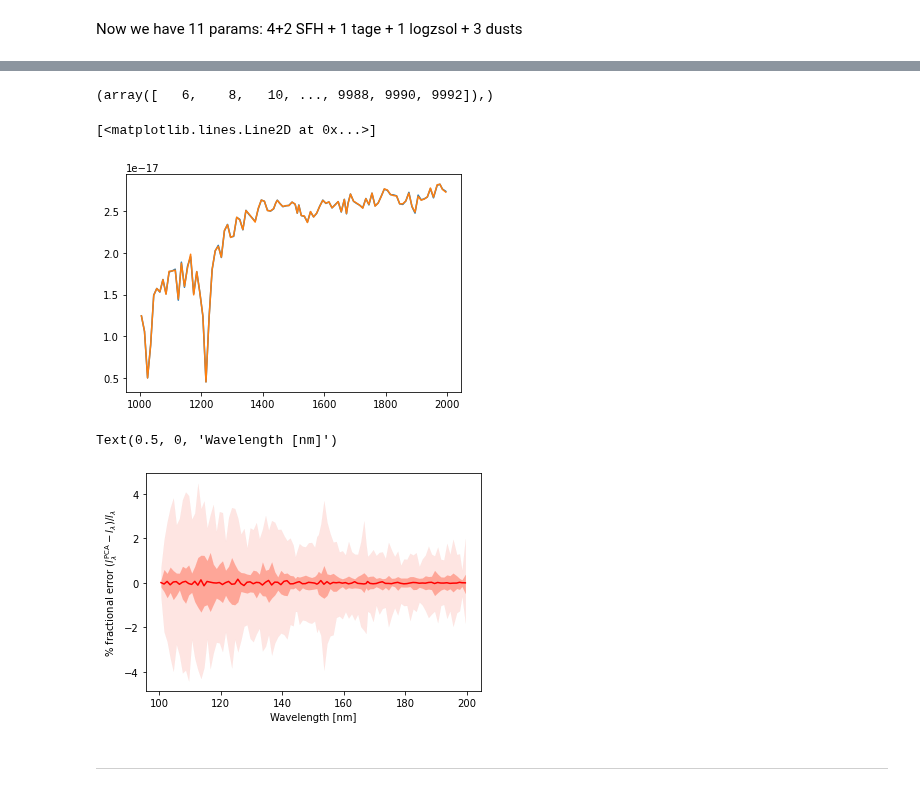
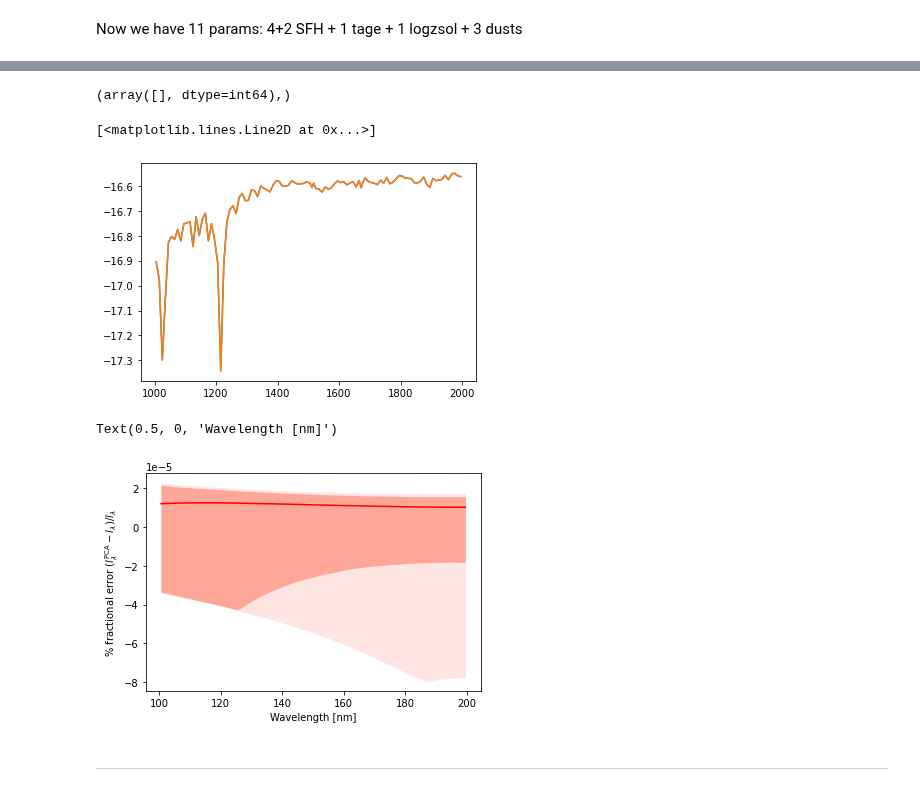
Before and after one commit to AstroJacobLi/popsed, a Jupyter notebook: notebooks/forward_model/NMF/PCA_components_NMF.ipynb, the cells around one changed output, grey strips where cells are left out. Saved outputs shown, nothing was run; the diff lists cells and outputs as text; code cells hidden in the pictures.

```diff
--- a/notebooks/forward_model/NMF/PCA_components_NMF.ipynb
+++ b/notebooks/forward_model/NMF/PCA_components_NMF.ipynb
@@ -55,26 +22,0 @@ i_bin = 4
-# %%
-log_spec = np.zeros((10000, len(wave)))
-log_spec_in_basis = np.zeros((10000, len(wave)))
-
-for i_bin in range(5):
-    wave_bin = [
-            (wave >= 1000) & (wave < 2000),
-            (wave >= 2000) & (wave < 3600),
-            (wave >= 3600) & (wave < 5500),
-            (wave >= 5500) & (wave < 7410),
-            (wave >= 7410) & (wave < 60000)
-            ][i_bin]
-    str_wbin = [
-            '.w1000_2000',
-            '.w2000_3600',
-            '.w3600_5500',
-            '.w5500_7410',
-            '.w7410_60000'
-            ][i_bin]
-
-    with open(f'./train_sed_NMF/fsps.NMF.pca_trained{str_wbin}.pkl', 'rb') as f:
-        pca = pickle.load(f)
-
-    log_spec[:, wave_bin], log_spec_in_basis[:, wave_bin] = pca.validate_pca_basis(
-        f'./train_sed_NMF/fsps.NMF.v0.1.log10spectrum.seed4{str_wbin}.npy'
-    )
@@ -96,8 +90,10 @@ str_wbin = [
         '.w7410_60000'
         ][i_bin]
 
-pca = SpectrumPCA(10, 50,
-                  [f'./train_sed_NMF/fsps.NMF.v0.1.log10spectrum.seed{k}{str_wbin}.npy' for k in range(5, 15)]
+pca = SpectrumPCA(10, 103,
+                  [f'./train_sed_NMF/fsps.NMF.v0.1.log10spectrum.seed{k}{str_wbin}.npy' for k in range(5, 6)]
                  )
-pca.scale_spectra()
-pca.train_pca(chunk_size=1000)
+# pca.scale_spectra()
+# pca.train_pca(chunk_size=1000)
+# %%
+pca.train_pca(
@@ -110,14 +110,14 @@ diff = (10**log_spec - 10**log_spec_in_basis) / 10**log_spec * 100
 # %%
 np.where(np.abs(diff).mean(axis=1) > 1)
 # %% [output]
-(array([   6,    8,   10, ..., 9988, 9990, 9992]),)
+(array([], dtype=int64),)
 # %%
 ind = 1873
-plt.plot(wave[wave_bin], 10**log_spec[ind])
-plt.plot(wave[wave_bin], 10**log_spec_in_basis[ind])
+plt.plot(wave[wave_bin], log_spec[ind])
+plt.plot(wave[wave_bin], log_spec_in_basis[ind])
 # %% [output]
 [<matplotlib.lines.Line2D at 0x...>]
-[figure, old version]
+[figure, new version]
 # %%
 # x = wave / 10
 x = wave[wave_bin] / 10
@@ -141,6 +141,6 @@ plt.xlabel('Wavelength [nm]')
 # [plt.axvline(lamb) for lamb in [100, 200, 360, 550, 741]]
 # %% [output]
 Text(0.5, 0, 'Wavelength [nm]')
-[figure, old version]
+[figure, new version]
 # %%
 del pca.normalized_logspec
```
Also changed, not shown: parts of 6 cells of this notebook, 3 other files.
